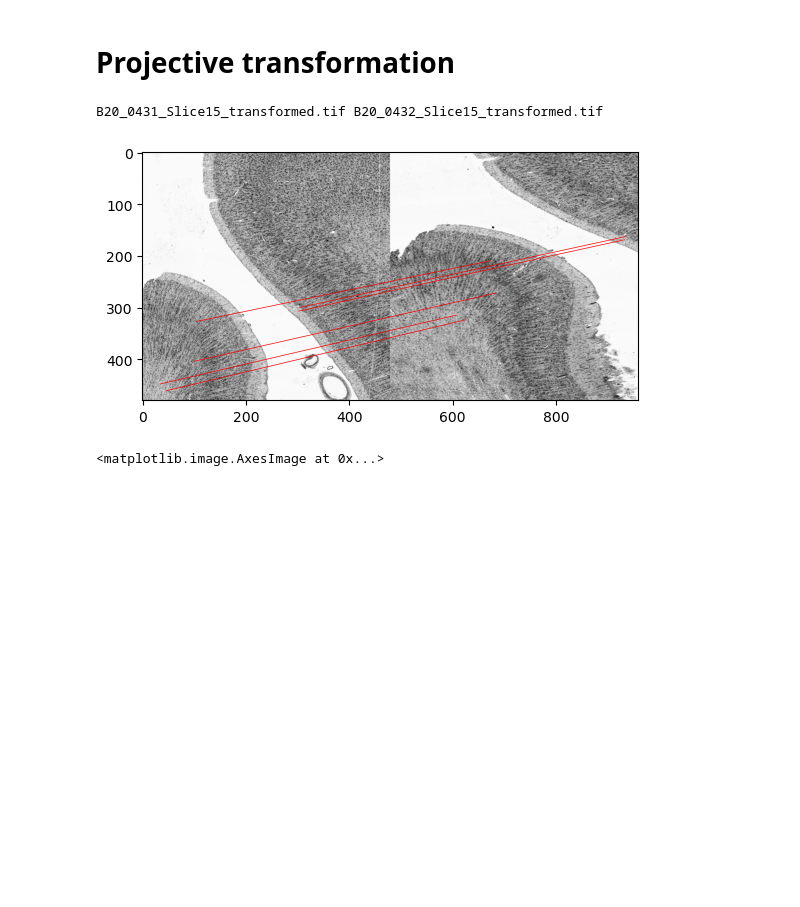
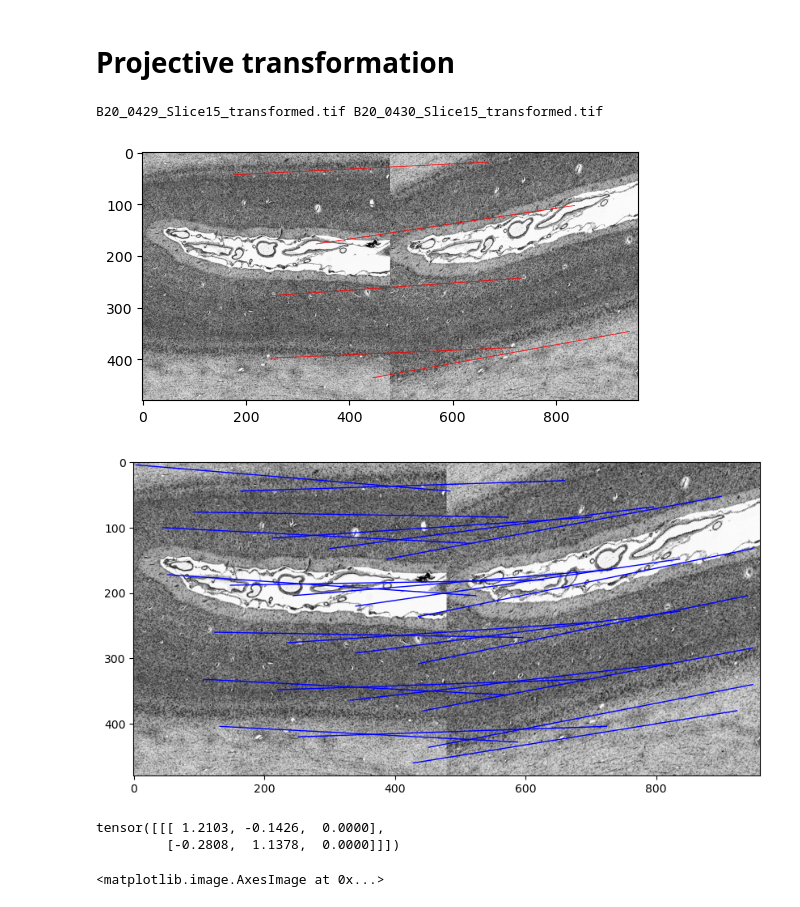
Before and after one commit to rorinr/HyperBrain, a Jupyter notebook: test.ipynb, the cells around one changed output. Drawn from its saved outputs; the diff is of its cells as text; code cells hidden in the pictures; blank space fills up the shorter version.

```diff
--- a/test.ipynb
+++ b/test.ipynb
@@ -76,7 +76,7 @@ use_train_data = True
 dataset_train = BrainDataset(
     images_directory=images_directory,
     train=use_train_data,
-    transformation_threshold=transformation_threshold,
+    affine_transformation_range=transformation_threshold,
     crop_size=crop_size,
     patch_size=patch_size,
     max_translation_shift=max_translation_shift,
@@ -190,6 +190,7 @@ from source.data_processing.image_reading import read_image
 from source.data_processing.keypoints import generate_image_grid_coordinates
 from source.data_processing.transformations import (
     sample_random_affine_matrix,
+    sample_random_perspective_matrix,
     transform_grid_coordinates,
     translate_fine_to_coarse,
     get_relative_coordinates,
@@ -347,7 +348,7 @@ class BrainDatasetProjective(Dataset):
             image_2 = self.transform(image_2)
 
         # Apply random affine transformation to image 2
-        transformation_matrix = torch.column_stack([sample_random_affine_matrix(0.3), torch.Tensor([[-0.00005, 0.00004, 1]]).unsqueeze(1)])
+        transformation_matrix = sample_random_perspective_matrix(0.35, 0.0001)
 
         image_2_transformed = warp_perspective(
             src=image_2.unsqueeze(0),
@@ -361,7 +362,7 @@ class BrainDatasetProjective(Dataset):
 
         # Transform the grid coordinates according to the affine transformation
         # Pixel (i,j) of image_1 corresponds to pixel image_coordinate_mapping[i,j] in image_2
-        image_coordinate_mapping = transform_grid_coordinates_perspective(
+        image_coordinate_mapping = transform_grid_coordinates(
             grid_coordinates=grid_coordinates,
             transformation_matrix=transformation_matrix[0],
         )
@@ -490,9 +491,9 @@ dataset_train = BrainDatasetProjective(
     # transform=v2.Compose([v2.Normalize(mean=[0.594], std=[0.204])]),
 )
 # %%
-sample = dataset_train[2]
+sample = dataset_train[0]
 # %% [output]
-B20_0431_Slice15_transformed.tif B20_0432_Slice15_transformed.tif
+B20_0429_Slice15_transformed.tif B20_0430_Slice15_transformed.tif
 # %%
 image_1_crop, image_2_crop, match_matrix, relative_coordinates, crop_coordinate_mapping = sample
 # %%
@@ -500,7 +502,16 @@ from source.visualization.image_visualization import plot_images_with_matches_vi
 # %%
 plot_images_with_matches_via_mapping(image_1=image_1_crop, image_2=image_2_crop, coordinate_mapping=crop_coordinate_mapping, number_of_matches=10, sample_keypoints_randomly=True)
 # %% [output]
-[figure, old version]
+[figure, new version]
+# %%
+plot_images_with_matches_via_match_matrix(image_1=image_1_crop, image_2=image_2_crop, ground_truth_match_matrix=match_matrix, patch_size=8, line_frequency=120)
+# %% [output]
+[figure, added]
+# %%
+sample_random_affine_matrix(0.3)[:, :2]
+# %% [output]
+tensor([[[ 1.2103, -0.1426,  0.0000],
+         [-0.2808,  1.1378,  0.0000]]])
 # %%
 transformation_matrix = torch.Tensor([[1, 0.2, 0.01], [-0.3, 1, 0.01], [0, 0.0001, 1]])
 # %%
```
Also changed, not shown: parts of 8 cells of this notebook, 24 other files.
